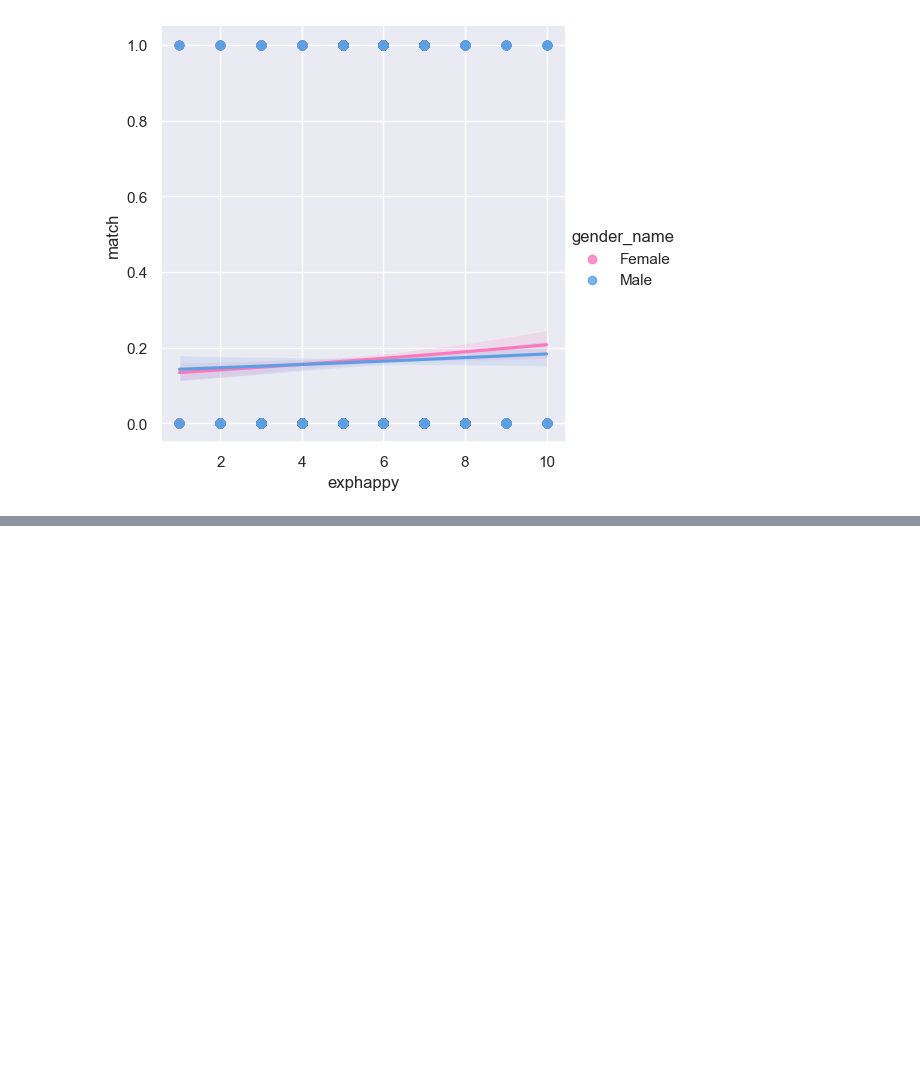
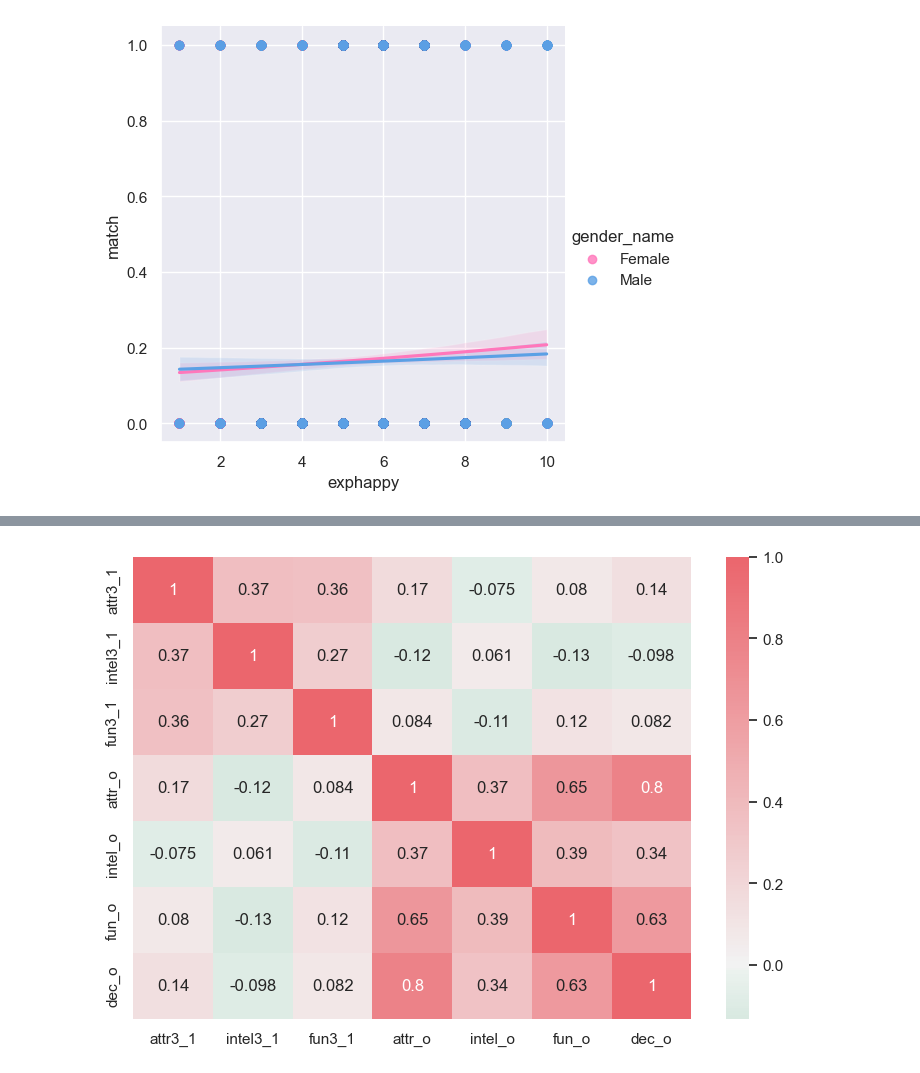
Before and after one commit to YuliyaSheichenka/Certification_Bloc_2, a Jupyter notebook: 01_speed_dating.ipynb, the cells around one changed output, grey strips where cells are left out. Cells and saved outputs as stored; diff of their text form; code cells hidden in the pictures; blank space fills up the shorter version.

```diff
--- a/01_speed_dating.ipynb
+++ b/01_speed_dating.ipynb
@@ -1013,0 +1032,4 @@ speed_dating_df.head(20)
+# %%
+speed_dating_df = speed_dating_df.copy()
+# %%
+speed_dating_df['liked_by_partner'] = speed_dating_df['dec_o'].apply(lambda x: 'liked' if x == 1 else "not liked")
@@ -1266,0 +1410,18 @@ print(a)
+# %%
+import pandas as pd
+import seaborn as sns
+import matplotlib.pyplot as plt
+
+female_iid_df = iid_df[iid_df['gender_name']=='Female']
+
+# Calculate the correlation matrix
+female_corr = female_iid_df[['attr3_1', 'intel3_1', 'fun3_1', 'attr_o', 'intel_o', 'fun_o', 'dec_o']].corr()
+f, ax = plt.subplots(figsize=(9, 6))
+palette = sns.diverging_palette(h_neg=150, h_pos=10, l=60, sep=3, as_cmap=True)
+
+# Plot the heatmap
+sns.heatmap(female_corr, cmap=palette, annot=True, center=0.00)
+
+plt.show()
+# %% [output]
+[figure, added]
```
Also changed, not shown: parts of 55 cells of this notebook.
